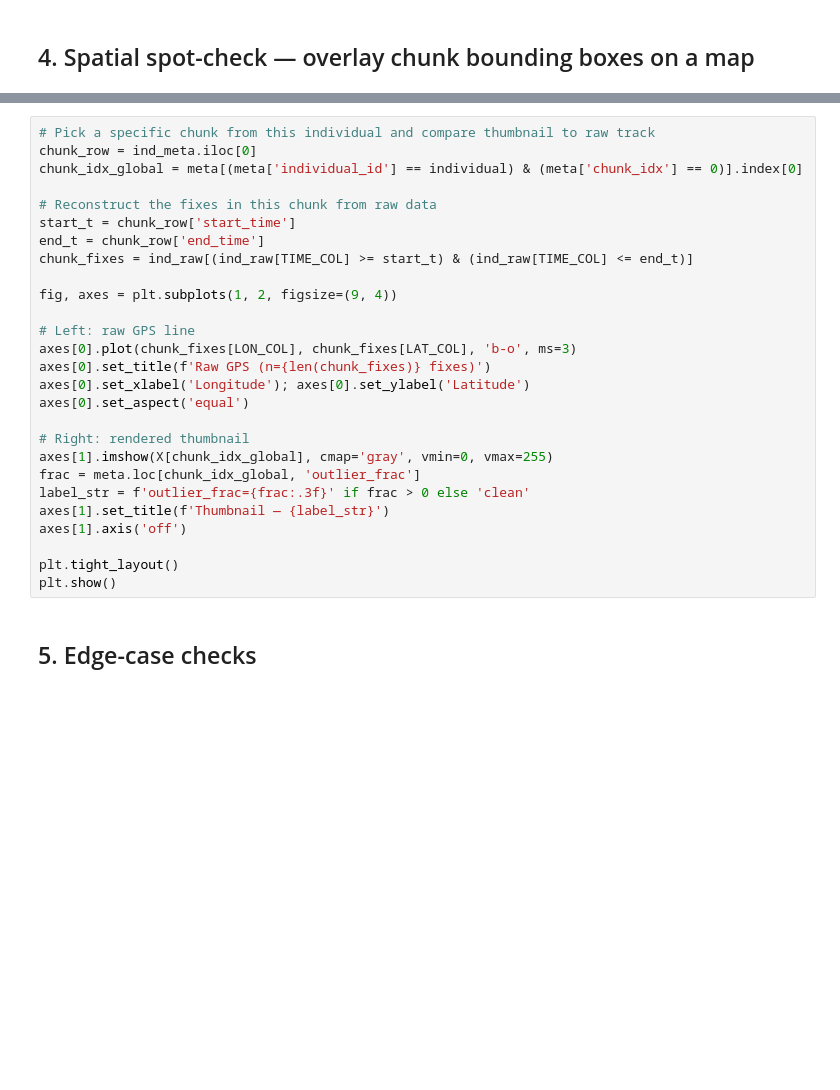
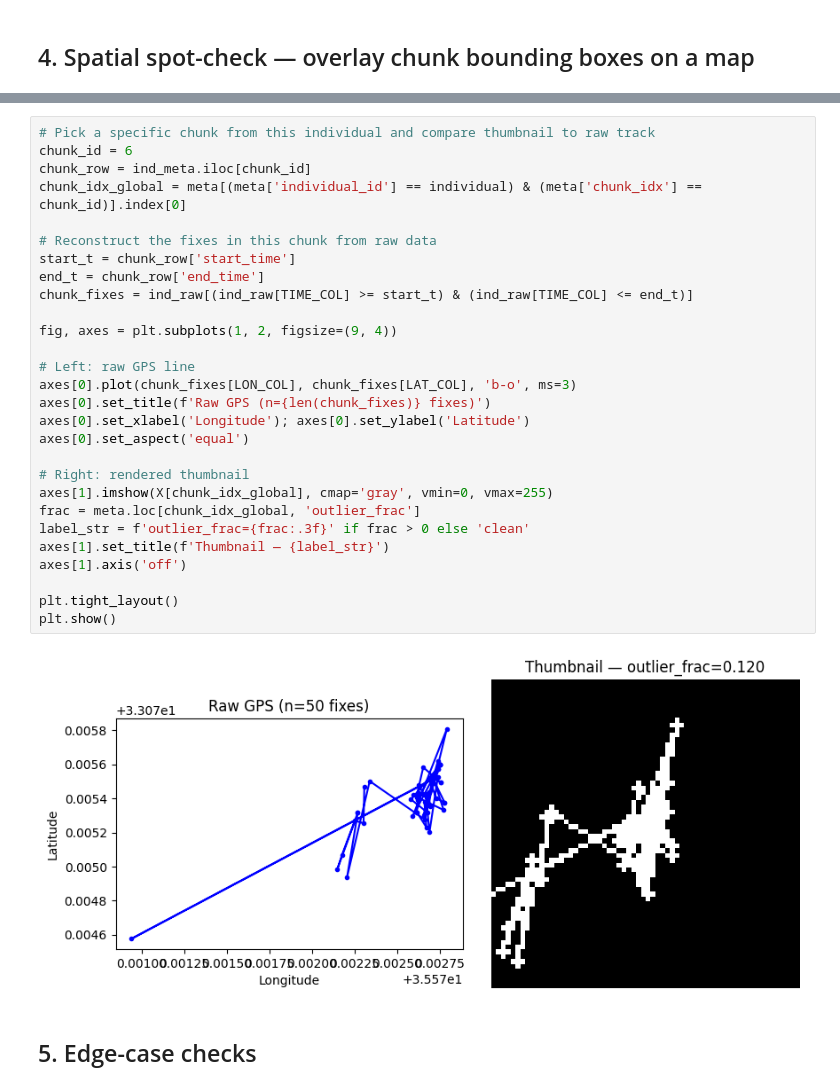
Before and after one commit to justinkay/movebench, a Jupyter notebook: notebooks/validate_thumbnails.ipynb, the cells around one changed output, grey strips where cells are left out. Drawn from its saved outputs; the diff is of its cells as text; blank space fills up the shorter version.

```diff
--- a/notebooks/validate_thumbnails.ipynb
+++ b/notebooks/validate_thumbnails.ipynb
@@ -218,30 +223,33 @@ plt.show()
 # %%
 # Pick a specific chunk from this individual and compare thumbnail to raw track
-chunk_row = ind_meta.iloc[0]
-chunk_idx_global = meta[(meta['individual_id'] == individual) & (meta['chunk_idx'] == 0)].index[0]
+chunk_id = 6
+chunk_row = ind_meta.iloc[chunk_id]
+chunk_idx_global = meta[(meta['individual_id'] == individual) & (meta['chunk_idx'] == chunk_id)].index[0]
 
 # Reconstruct the fixes in this chunk from raw data
 start_t = chunk_row['start_time']
 end_t = chunk_row['end_time']
 chunk_fixes = ind_raw[(ind_raw[TIME_COL] >= start_t) & (ind_raw[TIME_COL] <= end_t)]
 
 fig, axes = plt.subplots(1, 2, figsize=(9, 4))
 
 # Left: raw GPS line
 axes[0].plot(chunk_fixes[LON_COL], chunk_fixes[LAT_COL], 'b-o', ms=3)
 axes[0].set_title(f'Raw GPS (n={len(chunk_fixes)} fixes)')
 axes[0].set_xlabel('Longitude'); axes[0].set_ylabel('Latitude')
 axes[0].set_aspect('equal')
 
 # Right: rendered thumbnail
 axes[1].imshow(X[chunk_idx_global], cmap='gray', vmin=0, vmax=255)
 frac = meta.loc[chunk_idx_global, 'outlier_frac']
 label_str = f'outlier_frac={frac:.3f}' if frac > 0 else 'clean'
 axes[1].set_title(f'Thumbnail — {label_str}')
 axes[1].axis('off')
 
 plt.tight_layout()
 plt.show()
+# %% [output]
+[figure, added]
 # %% [markdown]
 ## 5. Edge-case checks
 # %%
```
Also changed, not shown: parts of 14 cells of this notebook, 1 other file.
